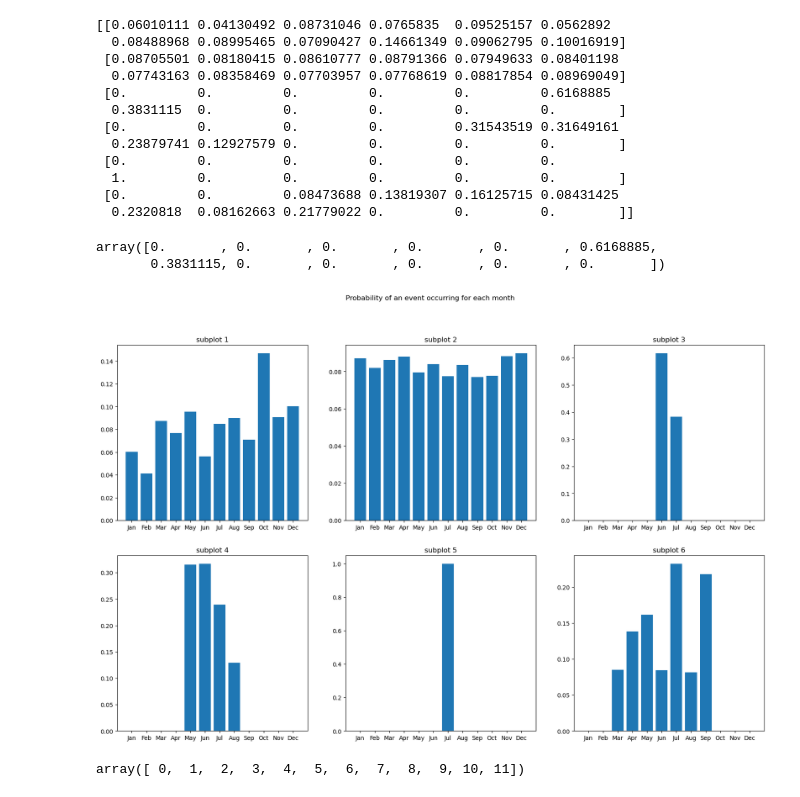
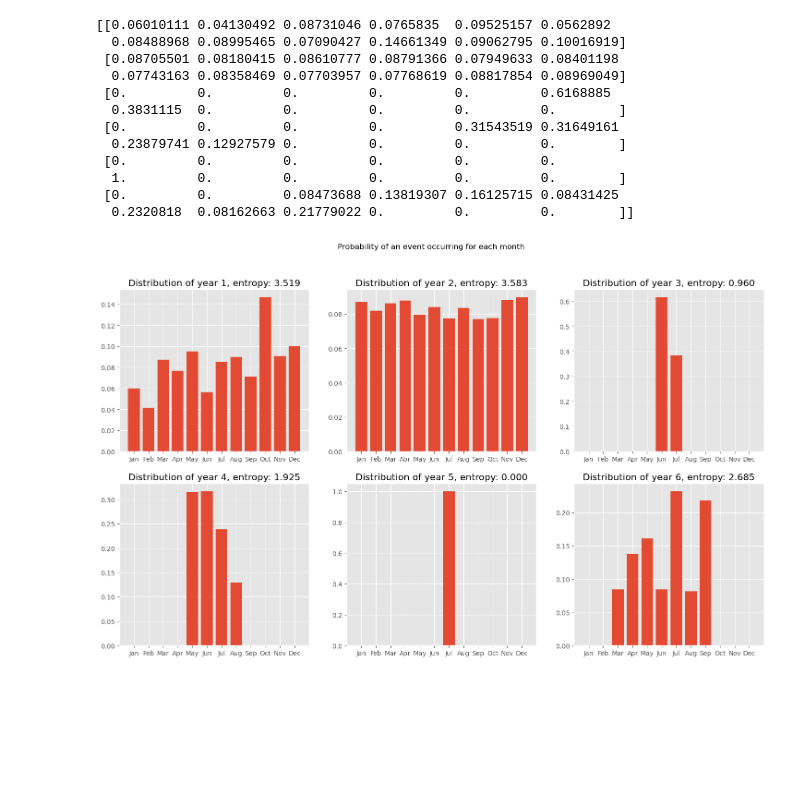
Before and after one commit to B218088-2022/PSB_2023, a Jupyter notebook: ICA1/assignment1.ipynb, the cells around one changed output. Cells and saved outputs as stored; diff of their text form; code cells hidden in the pictures; blank space fills up the shorter version.

```diff
--- a/ICA1/assignment1.ipynb
+++ b/ICA1/assignment1.ipynb
@@ -88,13 +98,11 @@ Question 2.1: Write a script or a function in Python to calculate the entropy of
 # %%
-import math
-def entropy(px):
+def Entropy(px):
     Hpx = 0
     for i in np.arange(0, len(px)):
-        if px == 0:
+        if px[i] == 0:
             continue
         Hpx += px[i] * np.log2(px[i])
-    return -Hpx
+    if Hpx == 0:
+        return Hpx
+    else:
+        return -Hpx
-# %%
-list = [1,2,3,4,5]
-for i in np.arange(0, len(list)):
-    print(list[i])
@@ -106,0 +109,11 @@ for i in np.arange(0, len(list)):
+# %%
+def entropy_calculation(prob):
+    ''' the function used to calculate the entropy of a given prob. distribution
+    prob: the distribution
+    '''
+    prob = np.asarray(prob) * 1.0 / np.sum(prob, axis=0, keepdims=True)
+    entrop = sum(prob * np.log2(prob, out=np.zeros_like(prob), where=(prob!=0)))
+    if entrop == 0:
+        return entrop
+    else:
+        return -entrop
@@ -136,31 +160,19 @@ print(d)
   1.         0.         0.         0.         0.         0.        ]
  [0.         0.         0.08473688 0.13819307 0.16125715 0.08431425
   0.2320818  0.08162663 0.21779022 0.         0.         0.        ]]
-# %%
-d[2]
-# %% [output]
-array([0.       , 0.       , 0.       , 0.       , 0.       , 0.6168885,
-       0.3831115, 0.       , 0.       , 0.       , 0.       , 0.       ])
 # %%
+plt.style.use("ggplot")
 months = ['Jan','Feb','Mar',"Apr",'May','Jun','Jul','Aug','Sep','Oct','Nov','Dec']
 
-plt.figure(figsize = (20, 12))
+plt.figure(figsize = (18, 10))
 
 for i in np.arange(d.shape[0]) + 1:
-    x = np.arange(d.shape[1])
     plt.subplot(2, 3, i)
-    #plt.bar(np.arange(d.shape[1]) , d[i-1])
     plt.bar(months , d[i-1])
-    #plt.xticks(np.arange(d.shape[1]), months)
-    plt.title(f"subplot {i}")
-
+    entropy = entropy_calculation(d[i-1])
+    plt.title(f"Distribution of year {i}, entropy: {entropy:.3f}")
 
 plt.suptitle("Probability of an event occurring for each month")
 plt.show()
 # %% [output]
-[figure, old version]
+[figure, new version]
-# %%
-x = np.arange(d.shape[1])
-x
-# %% [output]
-array([ 0,  1,  2,  3,  4,  5,  6,  7,  8,  9, 10, 11])
```
Also changed, not shown: parts of 28 cells of this notebook, 2 other files.
